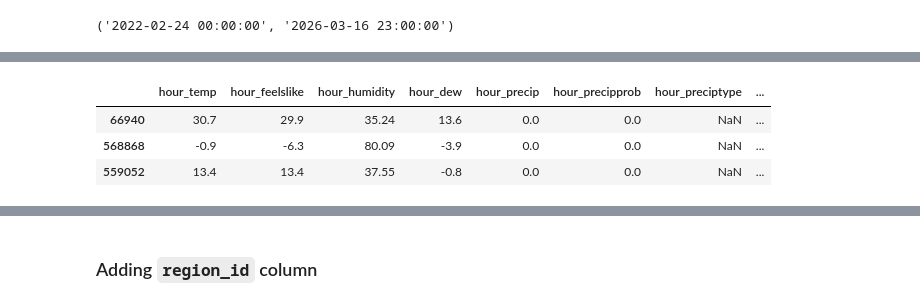
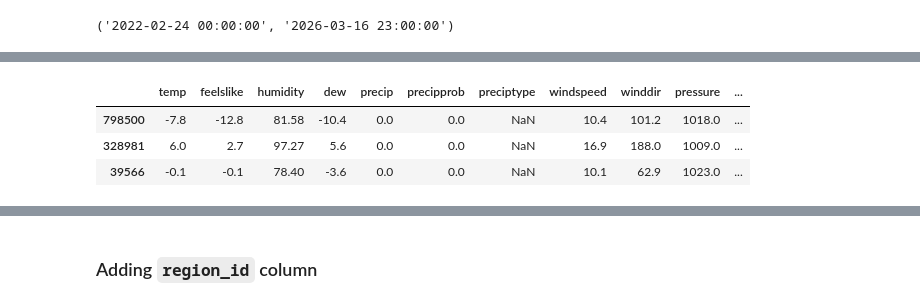
Before and after one commit to GeoChernykh/AlarmForecast, a Jupyter notebook: eda/merging_data.ipynb, the cells around one changed output, grey strips where cells are left out. Saved outputs shown, nothing was run; the diff lists cells and outputs as text; code cells hidden in the pictures.

Commit message:
weather database v1

```diff
--- a/eda/merging_data.ipynb
+++ b/eda/merging_data.ipynb
@@ -222,10 +222,10 @@ real_hour_datetime         0
 city                       0
 dtype: int64
 # %%
-weather.loc[weather.hour_preciptype.isna()].sample(3)
+weather.loc[weather.preciptype.isna()].sample(3)
 # %% [output]
-|  | hour_temp | hour_feelslike | hour_humidity | hour_dew | hour_precip | hour_precipprob | hour_preciptype | ... |
-| 66940 | 30.7 | 29.9 | 35.24 | 13.6 | 0.0 | 0.0 | NaN | ... |
-| 568868 | -0.9 | -6.3 | 80.09 | -3.9 | 0.0 | 0.0 | NaN | ... |
-| 559052 | 13.4 | 13.4 | 37.55 | -0.8 | 0.0 | 0.0 | NaN | ... |
+|  | temp | feelslike | humidity | dew | precip | precipprob | preciptype | windspeed | winddir | pressure | ... |
+| 798500 | -7.8 | -12.8 | 81.58 | -10.4 | 0.0 | 0.0 | NaN | 10.4 | 101.2 | 1018.0 | ... |
+| 328981 | 6.0 | 2.7 | 97.27 | 5.6 | 0.0 | 0.0 | NaN | 16.9 | 188.0 | 1009.0 | ... |
+| 39566 | -0.1 | -0.1 | 78.40 | -3.6 | 0.0 | 0.0 | NaN | 10.1 | 62.9 | 1023.0 | ... |
 # %%
```
Also changed, not shown: parts of 38 cells of this notebook, 6 other files.
